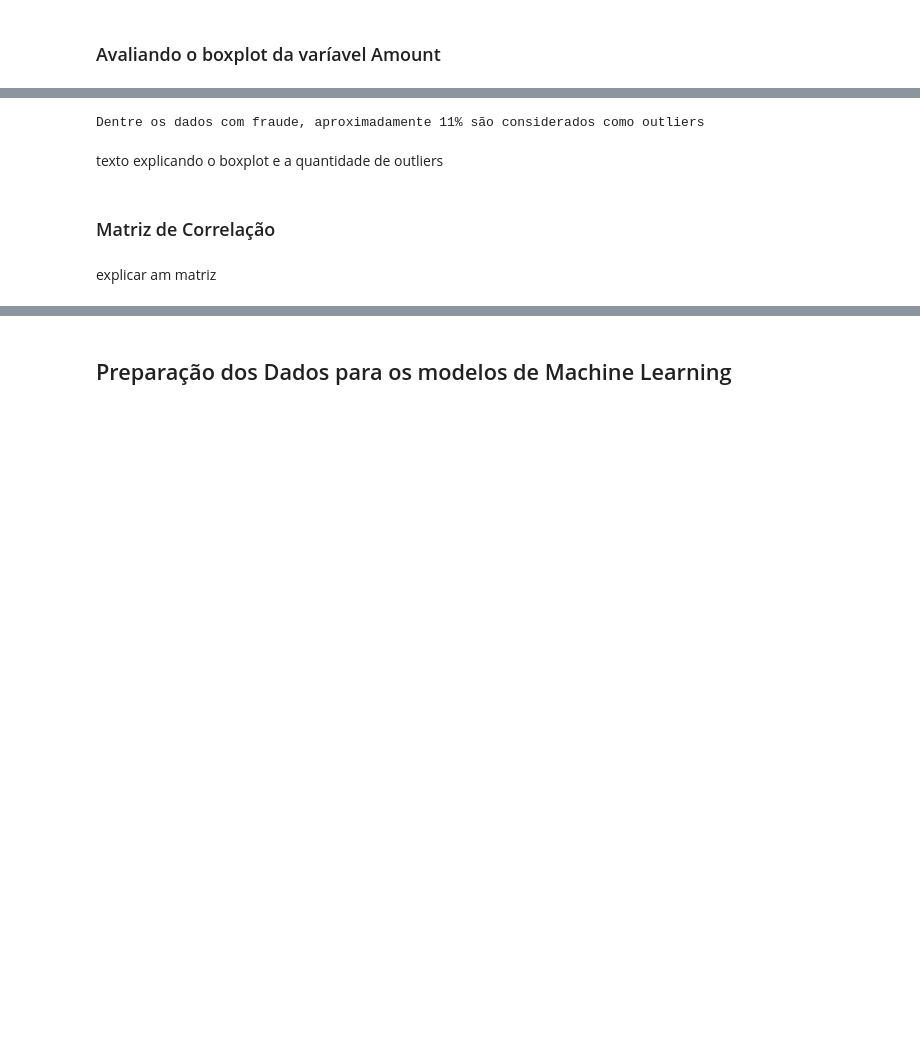
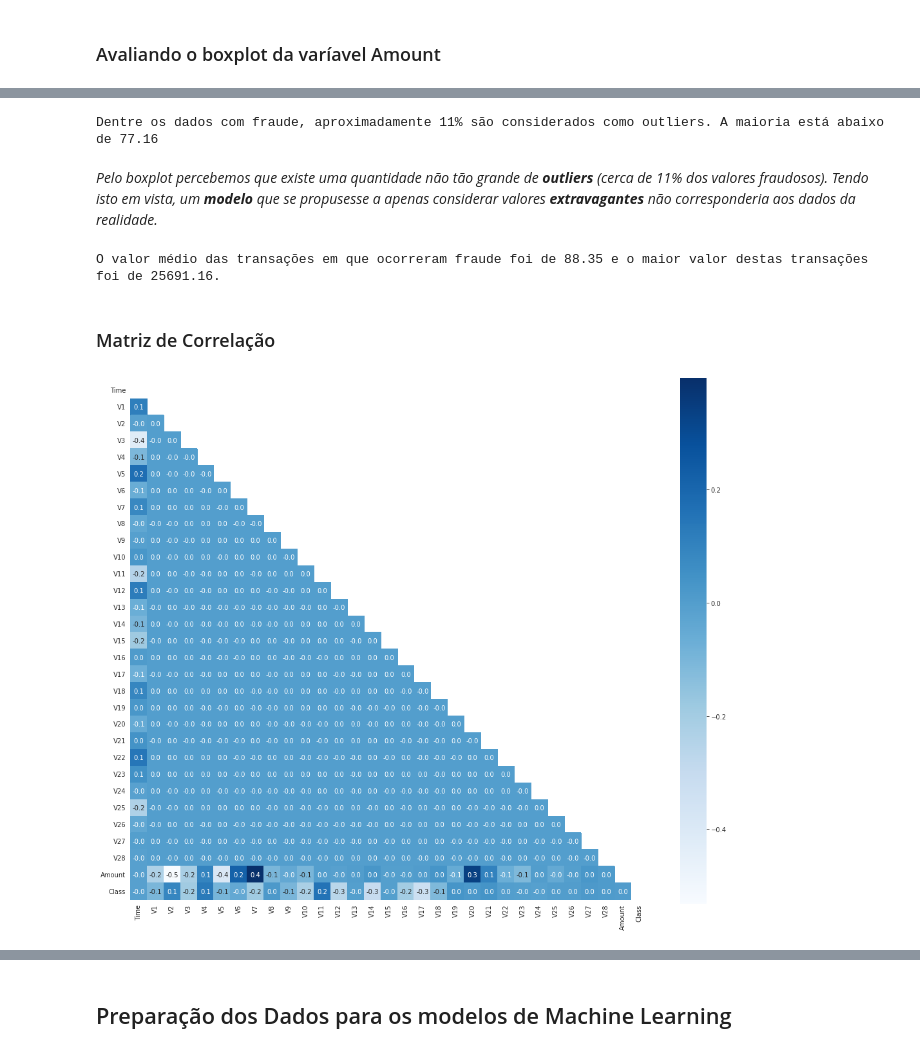
Before and after one commit to FerrazThales/Deteccao_de_fraudes_em_cartoes_de_credito, a Jupyter notebook: Detecção_de_Fraude_em_Cartões_de_Crédito.ipynb, the cells around one changed output, grey strips where cells are left out. Saved outputs shown, nothing was run; the diff lists cells and outputs as text; code cells hidden in the pictures; blank space fills up the shorter version.

```diff
--- a/Detecção_de_Fraude_em_Cartões_de_Crédito.ipynb
+++ b/Detecção_de_Fraude_em_Cartões_de_Crédito.ipynb
@@ -317,8 +327,6 @@ maximo = terceiro_quartil + (1.5*intervalo_interquartilico)
 
 #contabilizando a quantidade de outliers em comparação ao total de dados
 porcentagem = df[df['Amount'] > maximo].shape[0] / df.shape[0]
-print('Dentre os dados com fraude, aproximadamente {:.0f}% são considerados como outliers'.format(porcentagem*100))
+print('Dentre os dados com fraude, aproximadamente {:.0f}% são considerados como outliers. A maioria está abaixo de {:.2f}'.format((porcentagem*100),terceiro_quartil))
 # %% [output]
-Dentre os dados com fraude, aproximadamente 11% são considerados como outliers
+Dentre os dados com fraude, aproximadamente 11% são considerados como outliers. A maioria está abaixo de 77.16
-# %% [markdown]
-texto explicando o boxplot e a quantidade de outliers
@@ -329,2 +333,15 @@ texto explicando o boxplot e a quantidade de outliers
+# %% [markdown]
+*Pelo boxplot percebemos que existe uma quantidade não tão grande de **outliers** (cerca de 11% dos valores fraudosos). Tendo isto em vista, um **modelo** que se propusesse a apenas considerar valores **extravagantes** não corresponderia aos dados da realidade.*
+# %%
+#avaliando qual o valor médio nas fraudes
+valor_medio = df['Amount'].mean()
+
+#qual o maior valor de fraude
+maior_valor = max(df['Amount'])
+
+#impressão dos valores
+print('O valor médio das transações em que ocorreram fraude foi de {:.2f} e o maior valor destas transações foi de {:.2f}.'.format(valor_medio,maior_valor))
+# %% [output]
+O valor médio das transações em que ocorreram fraude foi de 88.35 e o maior valor destas transações foi de 25691.16.
 # %% [markdown]
 ### Matriz de Correlação
@@ -335,2 +348,14 @@ texto explicando o boxplot e a quantidade de outliers
-# %% [markdown]
-explicar  am matriz
+# %%
+#criando a matriz de correlacao
+matriz_de_correlacao = df.corr()
+
+#criando uma máscara
+mask = np.zeros_like(matriz_de_correlacao)  # <- cria uma matriz de mesmo tamanho, mas com todos elementos sendo igual a zero
+mask[np.triu_indices_from(mask)] = True # np.triu_indices_from <- retorna o indice dos elementos da matriz triangular superior
+
+#plotando a matriz de correlacao
+with sns.axes_style('white'):
+  f,ax = plt.subplots(figsize=(18,15))
+  ax = sns.heatmap(matriz_de_correlacao,mask=mask, square=True,cmap='Blues',annot=True,fmt='.1f')
+# %% [output]
+[figure, added]
```
Also changed, not shown: parts of 22 cells of this notebook.
